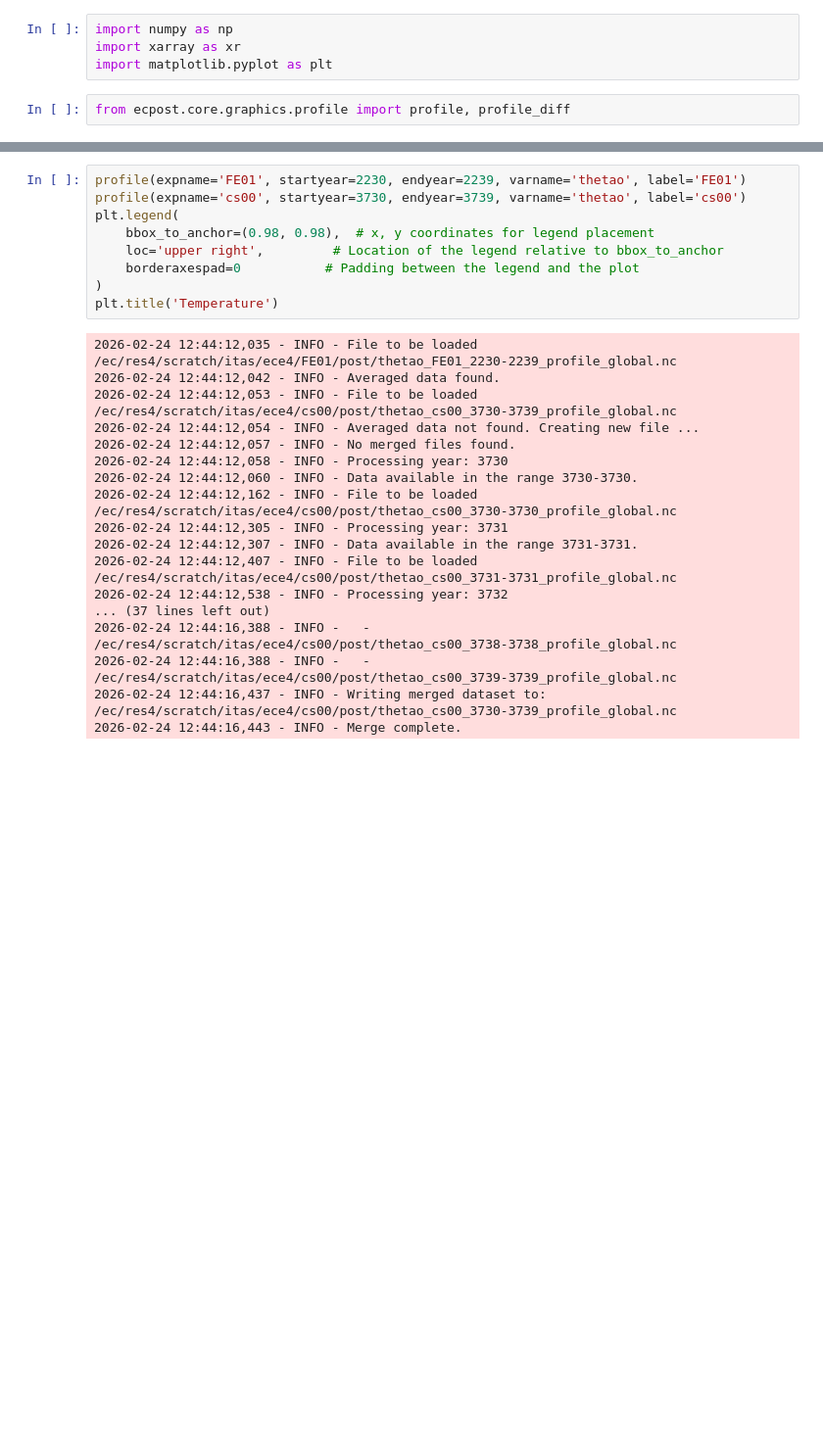
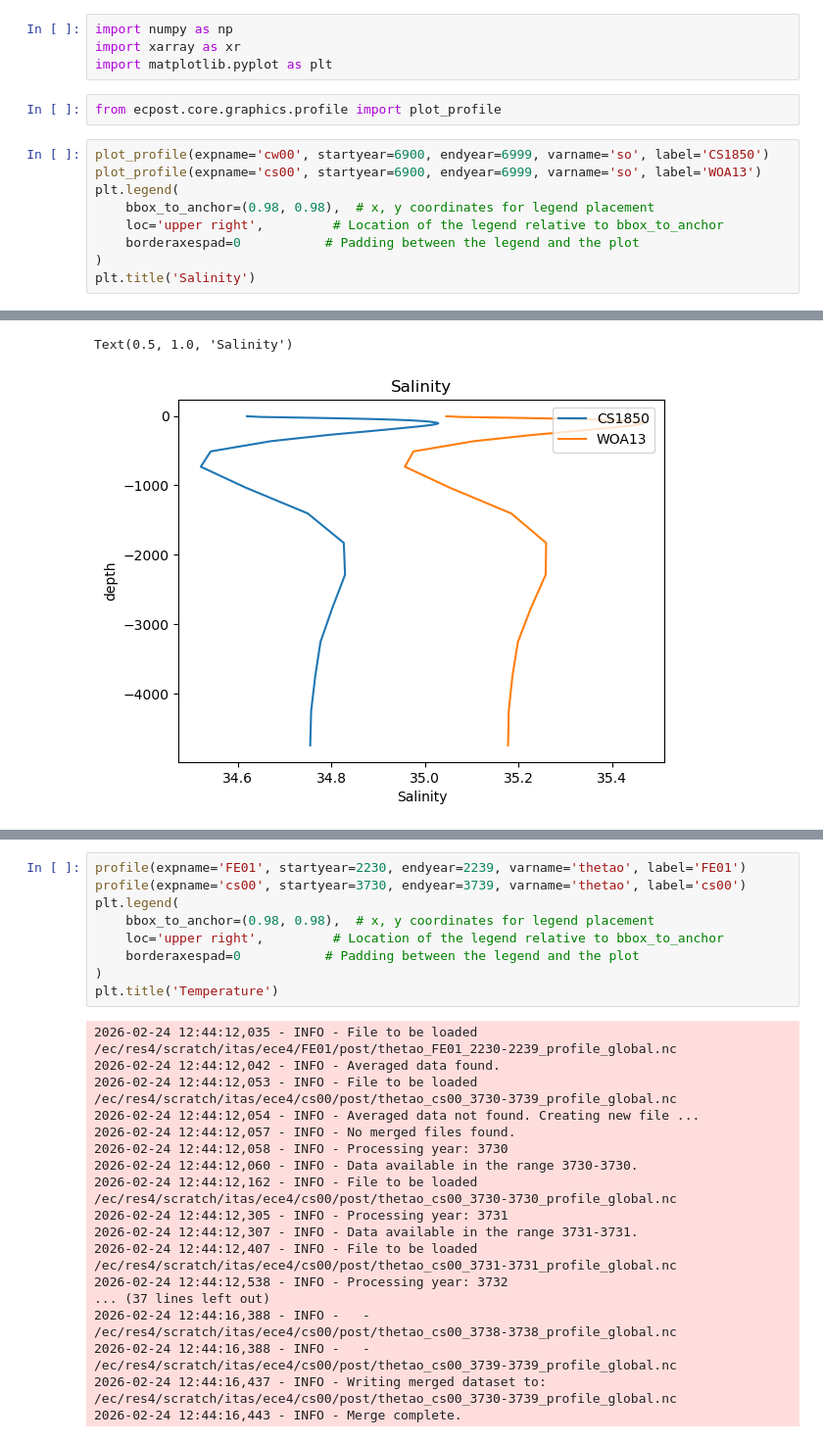
Before and after one commit to asozza/ecearth-outpost, a Jupyter notebook: notebooks/test_profiles.ipynb, the cells around one changed output, grey strips where cells are left out. Shown at 98% size. Saved outputs shown, nothing was run; the diff lists cells and outputs as text; blank space fills up the shorter version.

```diff
--- a/notebooks/test_profiles.ipynb
+++ b/notebooks/test_profiles.ipynb
@@ -3,4 +3,14 @@ import numpy as np
 import xarray as xr
 import matplotlib.pyplot as plt
 # %%
-from ecpost.core.graphics.profile import profile, profile_diff
+from ecpost.core.graphics.profile import plot_profile
+# %%
+plot_profile(expname='cw00', startyear=6900, endyear=6999, varname='so', label='CS1850')
+plot_profile(expname='cs00', startyear=6900, endyear=6999, varname='so', label='WOA13')
+plt.legend(
+    bbox_to_anchor=(0.98, 0.98),  # x, y coordinates for legend placement
+    loc='upper right',         # Location of the legend relative to bbox_to_anchor
+    borderaxespad=0           # Padding between the legend and the plot
+)
+plt.title('Salinity')
+# %% [output]
@@ -6,0 +34,2 @@ from ecpost.core.graphics.profile import profile, profile_diff
+Text(0.5, 1.0, 'Salinity')
+[figure, added]
```
Also changed, not shown: parts of 2 cells of this notebook, 1 other file.
